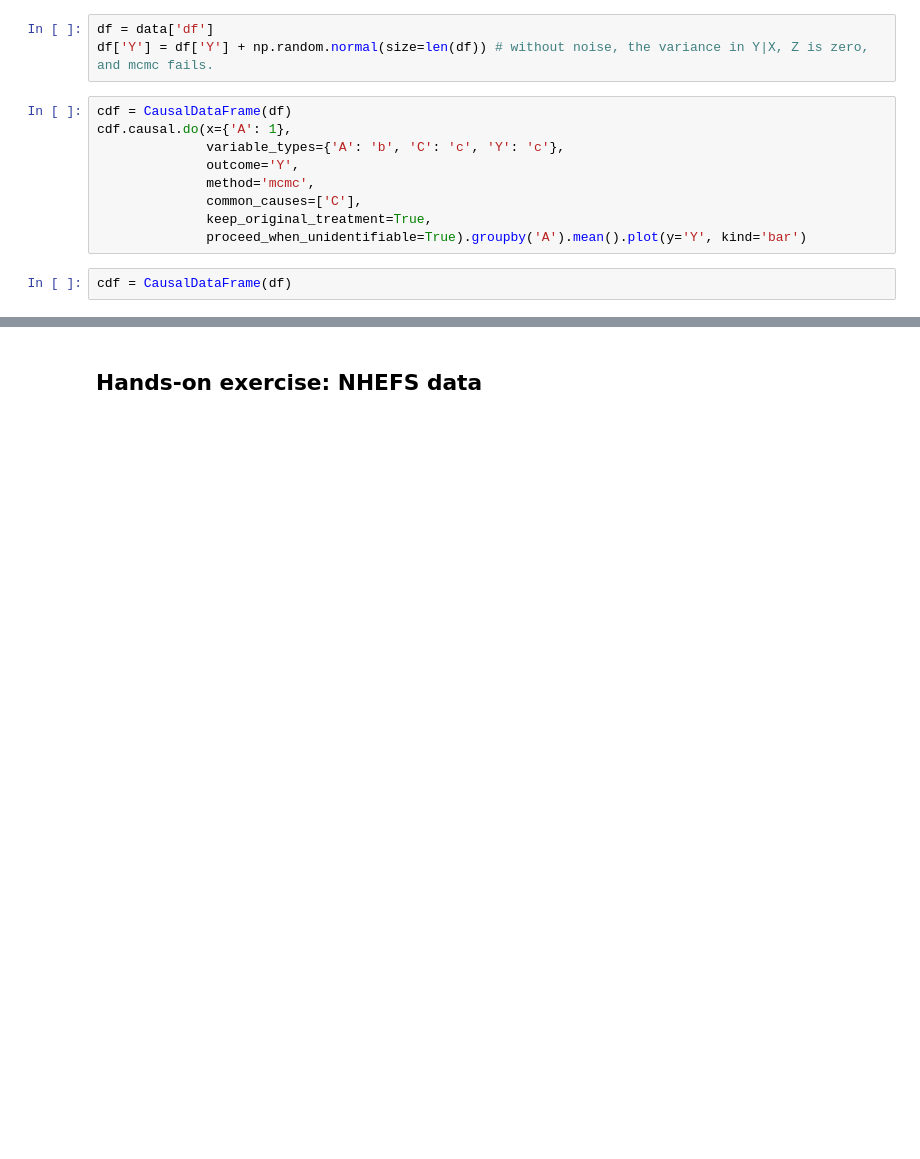
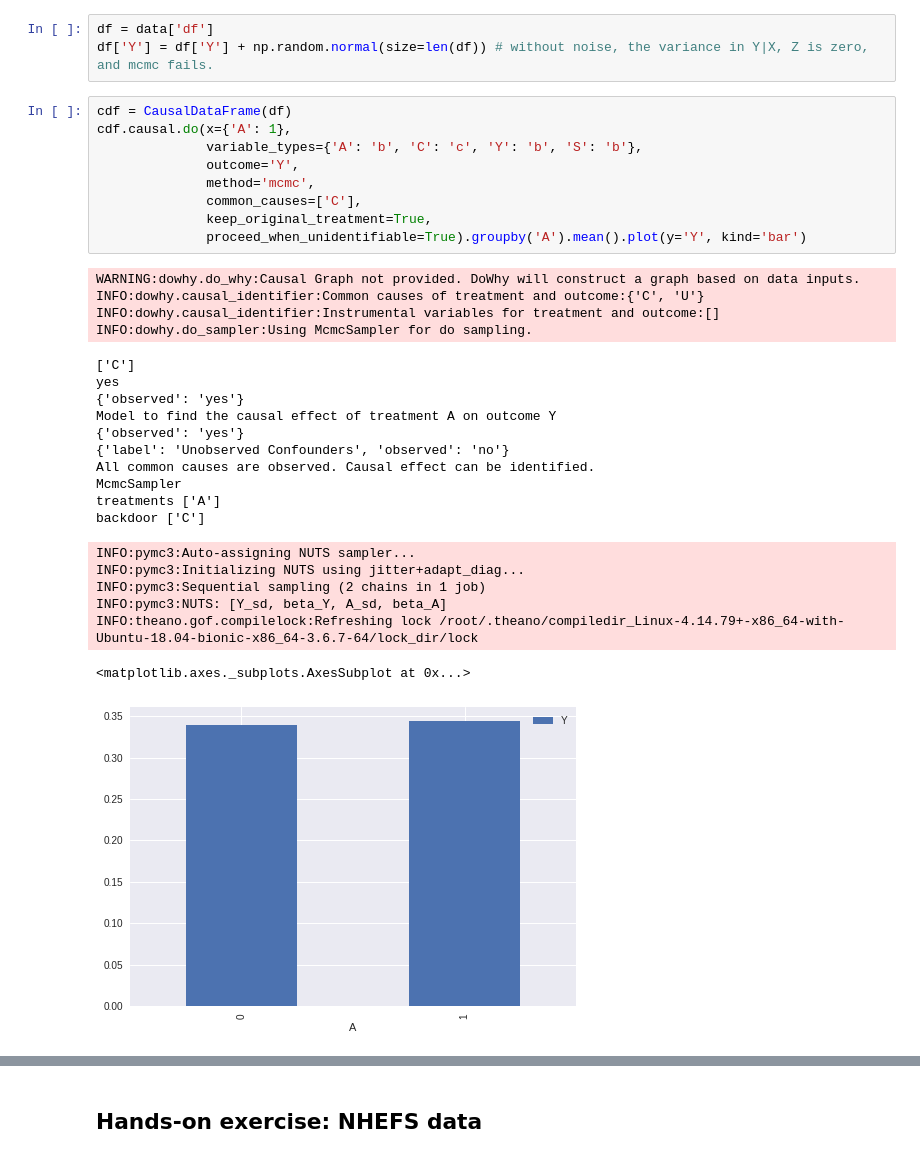
Before and after one commit to ckbjimmy/2019_tokyo, a Jupyter notebook: causal_workshop.ipynb, the cells around one changed output, grey strips where cells are left out. Cells and saved outputs as stored; diff of their text form; blank space fills up the shorter version.

```diff
--- a/causal_workshop.ipynb
+++ b/causal_workshop.ipynb
@@ -236,12 +326,32 @@ df['Y'] = df['Y'] + np.random.normal(size=len(df)) # without noise, the variance
 # %%
 cdf = CausalDataFrame(df)
 cdf.causal.do(x={'A': 1},
-              variable_types={'A': 'b', 'C': 'c', 'Y': 'c'},
+              variable_types={'A': 'b', 'C': 'c', 'Y': 'b', 'S': 'b'},
               outcome='Y',
               method='mcmc',
               common_causes=['C'],
               keep_original_treatment=True,
               proceed_when_unidentifiable=True).groupby('A').mean().plot(y='Y', kind='bar')
+# %% [output]
+WARNING:dowhy.do_why:Causal Graph not provided. DoWhy will construct a graph based on data inputs.
+INFO:dowhy.causal_identifier:Common causes of treatment and outcome:{'C', 'U'}
+INFO:dowhy.causal_identifier:Instrumental variables for treatment and outcome:[]
+INFO:dowhy.do_sampler:Using McmcSampler for do sampling.
+['C']
+yes
+{'observed': 'yes'}
+Model to find the causal effect of treatment A on outcome Y
+{'observed': 'yes'}
+{'label': 'Unobserved Confounders', 'observed': 'no'}
+All common causes are observed. Causal effect can be identified.
+McmcSampler
+treatments ['A']
+backdoor ['C']
+INFO:pymc3:Auto-assigning NUTS sampler...
+INFO:pymc3:Initializing NUTS using jitter+adapt_diag...
+INFO:pymc3:Sequential sampling (2 chains in 1 job)
+INFO:pymc3:NUTS: [Y_sd, beta_Y, A_sd, beta_A]
+INFO:theano.gof.compilelock:Refreshing lock /root/.theano/compiledir_Linux-4.14.79+-x86_64-with-Ubuntu-18.04-bionic-x86_64-3.6.7-64/lock_dir/lock
+<matplotlib.axes._subplots.AxesSubplot at 0x...>
+[figure, added]
-# %%
-cdf = CausalDataFrame(df)
 # %%
```
Also changed, not shown: parts of 20 cells of this notebook.
